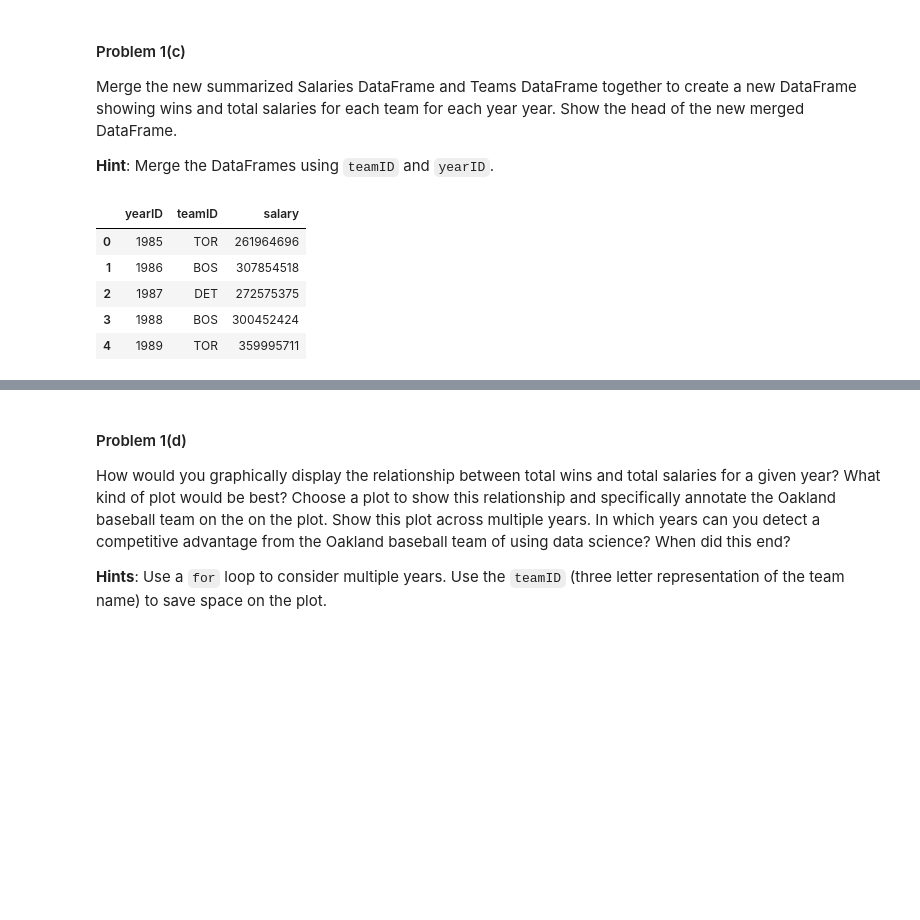
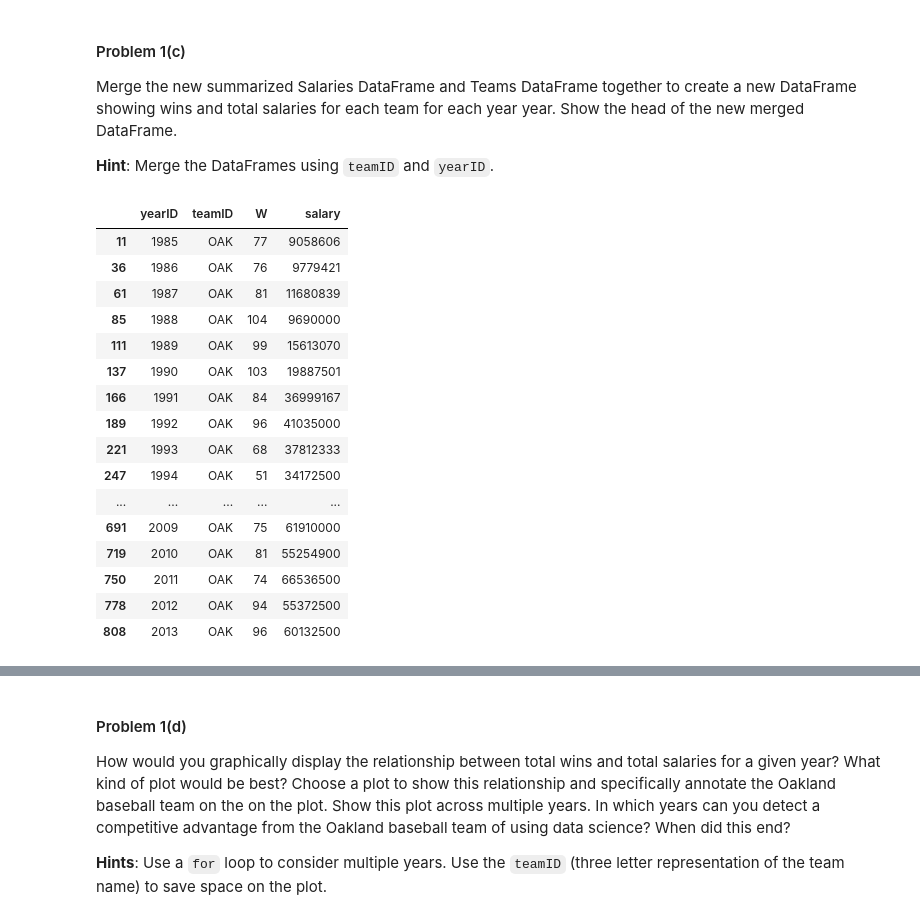
Before and after one commit to koalasleeping/109-Harvard-Data-Science, a Jupyter notebook: homework/HW1.ipynb, the cells around one changed output, grey strips where cells are left out. Drawn from its saved outputs; the diff is of its cells as text; code cells hidden in the pictures; blank space fills up the shorter version.

```diff
--- a/homework/HW1.ipynb
+++ b/homework/HW1.ipynb
@@ -82,7 +82,7 @@ dfT.head()
 Summarize the Salaries DataFrame to show the total salaries for each team for each year. Show the head of the new summarized DataFrame.
 # %%
 #dfS.head()
-dfSyear = dfS.groupby(by='yearID').sum()
-dfSyear = dfSyear.reset_index()
-dfSyear.head()
+dfSyear = dfS.groupby(by=['yearID', 'teamID'], as_index=False).sum()
+#dfSyear = dfSyear.reset_index()
+dfSyear.head(40)
 # %% [output]
@@ -100,25 +111,35 @@ showing wins and total salaries for each team for each year year. Show the head
 
 **Hint**: Merge the DataFrames using `teamID` and `yearID`.
 # %%
-# select distinct yearID, teamID from Teams
-dftemp = dfT.loc[:, ['yearID', 'teamID']]
-dftemp = dftemp.drop_duplicates('yearID')
+# select distinct yearID, teamID, Wins from Teams
+dfTL = dfT.loc[:, ['yearID', 'teamID', 'W']]
+#dftemp = dftemp.drop_duplicates('yearID')
 
-# select yearID, teamID, salary from Teams T, Salaries S where T.yearID = S.yearID
-dfTL = dftemp
-dfTS = pd.merge(dfTL, dfSyear, on='yearID')
+# select yearID, teamID, salary from Teams T, Salaries S where T.yearID = S.yearID and T.teamID = S.teamID
+dfTS = pd.merge(dfTL, dfSyear, on=['yearID', 'teamID'], how='inner')
 '''
 # Another way of doing inner join
 dfTL = dftemp.set_index(keys='yearID', append=True)
 dfTS = dfTL.join(dfSyear)
 dfTS = dfTS.reset_index()
 dfTS.drop('level_0', axis=1, inplace=True)
 '''
-dfTS.head()
+dfTS[dfTS.teamID.isin(['OAK'])]
 # %% [output]
-|  | yearID | teamID | salary |
-| 0 | 1985 | TOR | 261964696 |
-| 1 | 1986 | BOS | 307854518 |
-| 2 | 1987 | DET | 272575375 |
-| 3 | 1988 | BOS | 300452424 |
-| 4 | 1989 | TOR | 359995711 |
+|  | yearID | teamID | W | salary |
+| 11 | 1985 | OAK | 77 | 9058606 |
+| 36 | 1986 | OAK | 76 | 9779421 |
+| 61 | 1987 | OAK | 81 | 11680839 |
+| 85 | 1988 | OAK | 104 | 9690000 |
+| 111 | 1989 | OAK | 99 | 15613070 |
+| 137 | 1990 | OAK | 103 | 19887501 |
+| 166 | 1991 | OAK | 84 | 36999167 |
+| 189 | 1992 | OAK | 96 | 41035000 |
+| 221 | 1993 | OAK | 68 | 37812333 |
+| 247 | 1994 | OAK | 51 | 34172500 |
+| ... | ... | ... | ... | ... |
+| 691 | 2009 | OAK | 75 | 61910000 |
+| 719 | 2010 | OAK | 81 | 55254900 |
+| 750 | 2011 | OAK | 74 | 66536500 |
+| 778 | 2012 | OAK | 94 | 55372500 |
+| 808 | 2013 | OAK | 96 | 60132500 |
```
Also changed, not shown: parts of 6 cells of this notebook, 1 other file.
